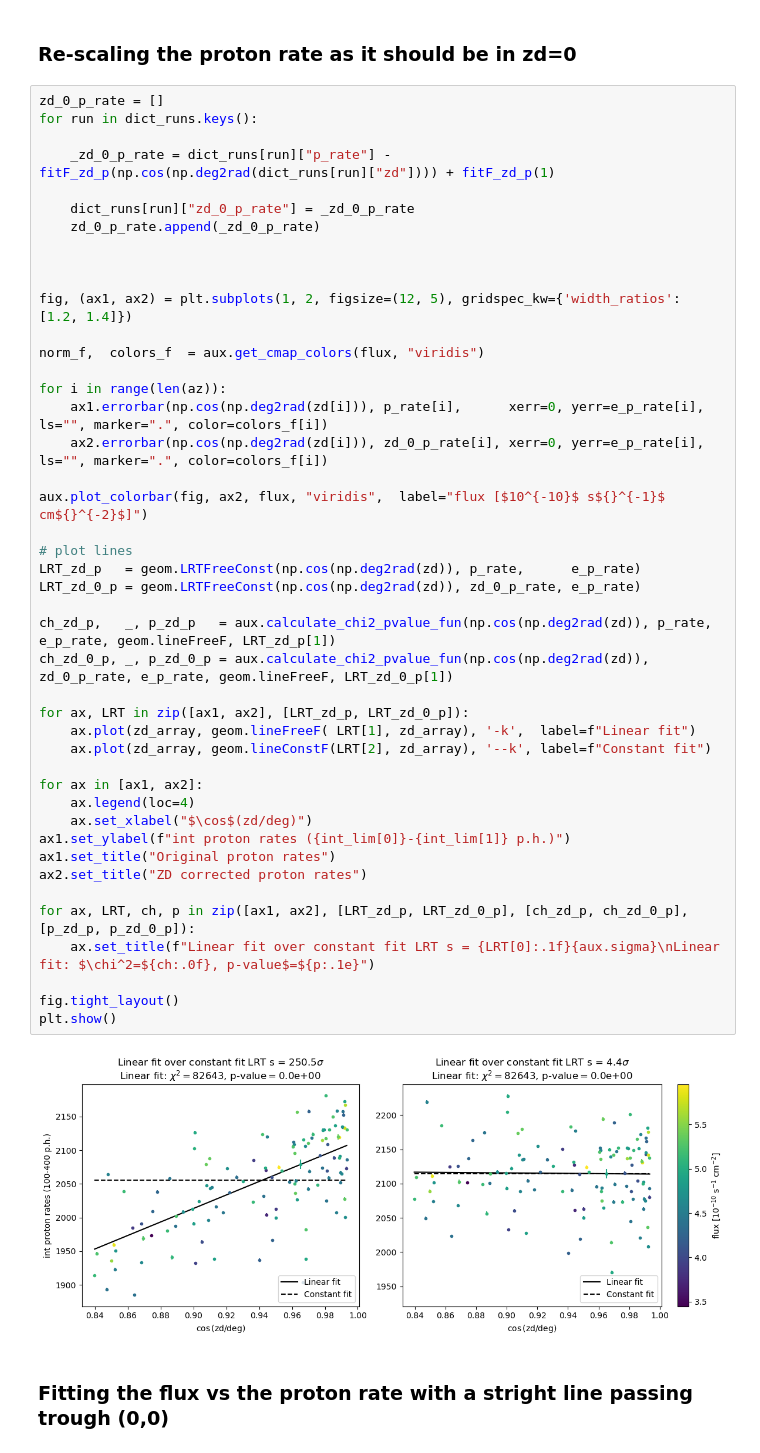
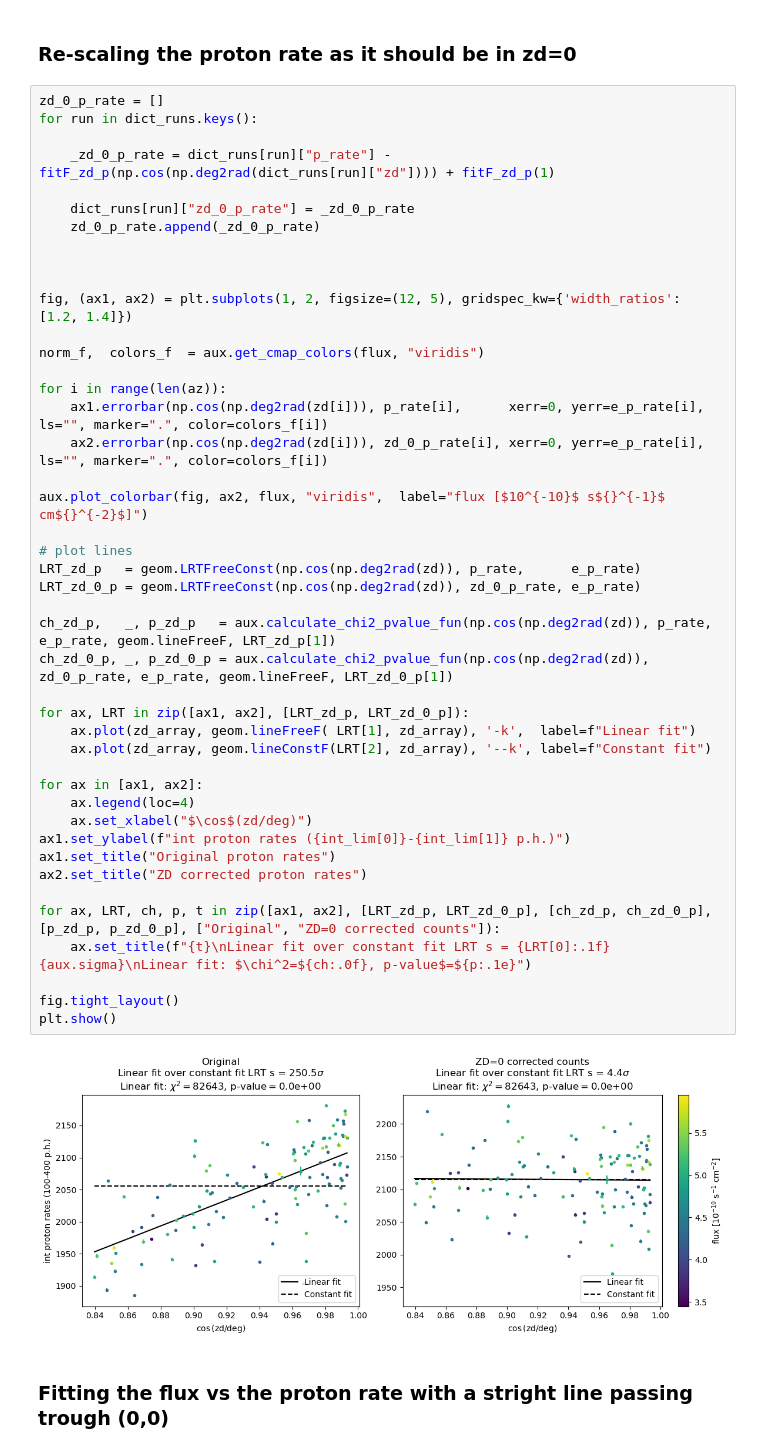
Before and after one commit to juanjq/cosmic_ray_data_correction, a Jupyter notebook: main.ipynb, the cells around one changed output. Cells and saved outputs as stored; diff of their text form.

```diff
--- a/main.ipynb
+++ b/main.ipynb
@@ -228,36 +228,36 @@ fig, (ax1, ax2) = plt.subplots(1, 2, figsize=(12, 5), gridspec_kw={'width_ratios
 norm_f,  colors_f  = aux.get_cmap_colors(flux, "viridis")
 
 for i in range(len(az)):
     ax1.errorbar(np.cos(np.deg2rad(zd[i])), p_rate[i],      xerr=0, yerr=e_p_rate[i], ls="", marker=".", color=colors_f[i])
     ax2.errorbar(np.cos(np.deg2rad(zd[i])), zd_0_p_rate[i], xerr=0, yerr=e_p_rate[i], ls="", marker=".", color=colors_f[i])
 
 aux.plot_colorbar(fig, ax2, flux, "viridis",  label="flux [$10^{-10}$ s${}^{-1}$ cm${}^{-2}$]")
 
 # plot lines
 LRT_zd_p   = geom.LRTFreeConst(np.cos(np.deg2rad(zd)), p_rate,      e_p_rate)
 LRT_zd_0_p = geom.LRTFreeConst(np.cos(np.deg2rad(zd)), zd_0_p_rate, e_p_rate)
 
 ch_zd_p,   _, p_zd_p   = aux.calculate_chi2_pvalue_fun(np.cos(np.deg2rad(zd)), p_rate,      e_p_rate, geom.lineFreeF, LRT_zd_p[1])
 ch_zd_0_p, _, p_zd_0_p = aux.calculate_chi2_pvalue_fun(np.cos(np.deg2rad(zd)), zd_0_p_rate, e_p_rate, geom.lineFreeF, LRT_zd_0_p[1])
 
 for ax, LRT in zip([ax1, ax2], [LRT_zd_p, LRT_zd_0_p]):
     ax.plot(zd_array, geom.lineFreeF( LRT[1], zd_array), '-k',  label=f"Linear fit")
     ax.plot(zd_array, geom.lineConstF(LRT[2], zd_array), '--k', label=f"Constant fit")
 
 for ax in [ax1, ax2]:
     ax.legend(loc=4)
     ax.set_xlabel("$\cos$(zd/deg)")
 ax1.set_ylabel(f"int proton rates ({int_lim[0]}-{int_lim[1]} p.h.)")
 ax1.set_title("Original proton rates")
 ax2.set_title("ZD corrected proton rates")
 
-for ax, LRT, ch, p in zip([ax1, ax2], [LRT_zd_p, LRT_zd_0_p], [ch_zd_p, ch_zd_0_p], [p_zd_p, p_zd_0_p]):
-    ax.set_title(f"Linear fit over constant fit LRT s = {LRT[0]:.1f}{aux.sigma}\nLinear fit: $\chi^2=${ch:.0f}, p-value$=${p:.1e}")
+for ax, LRT, ch, p, t in zip([ax1, ax2], [LRT_zd_p, LRT_zd_0_p], [ch_zd_p, ch_zd_0_p], [p_zd_p, p_zd_0_p], ["Original", "ZD=0 corrected counts"]):
+    ax.set_title(f"{t}\nLinear fit over constant fit LRT s = {LRT[0]:.1f}{aux.sigma}\nLinear fit: $\chi^2=${ch:.0f}, p-value$=${p:.1e}")
 
 fig.tight_layout()
 plt.show()
 # %% [output]
-[figure, old version]
+[figure, new version]
 # %% [markdown]
 ### Fitting the flux vs the proton rate with a stright line passing trough (0,0)
 # %%
```
Also changed, not shown: parts of 10 cells of this notebook, 1 other file.
